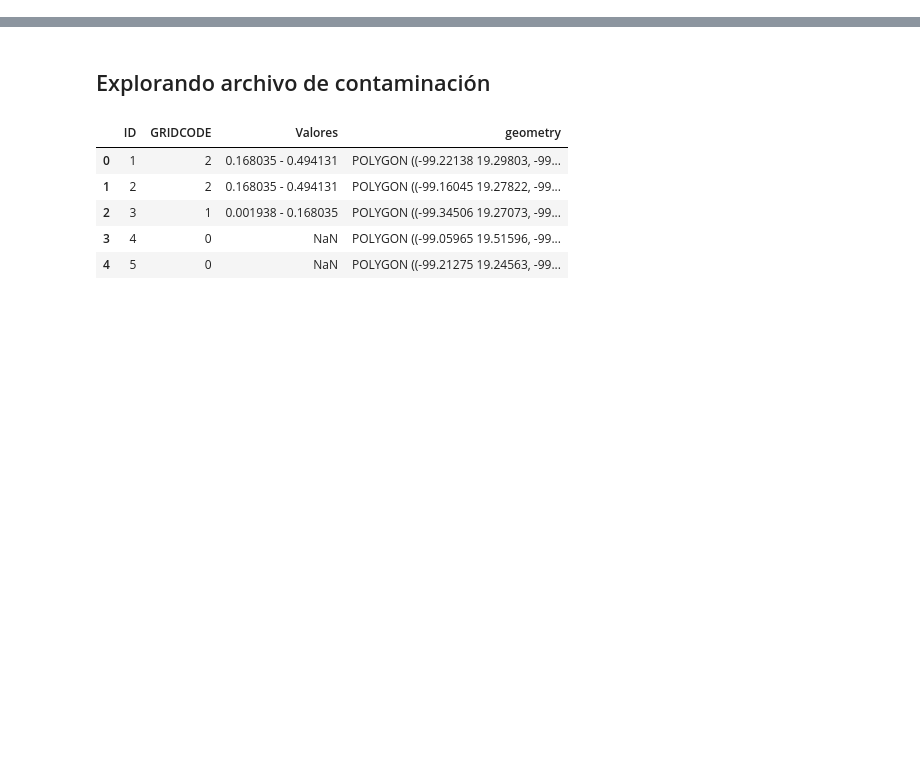
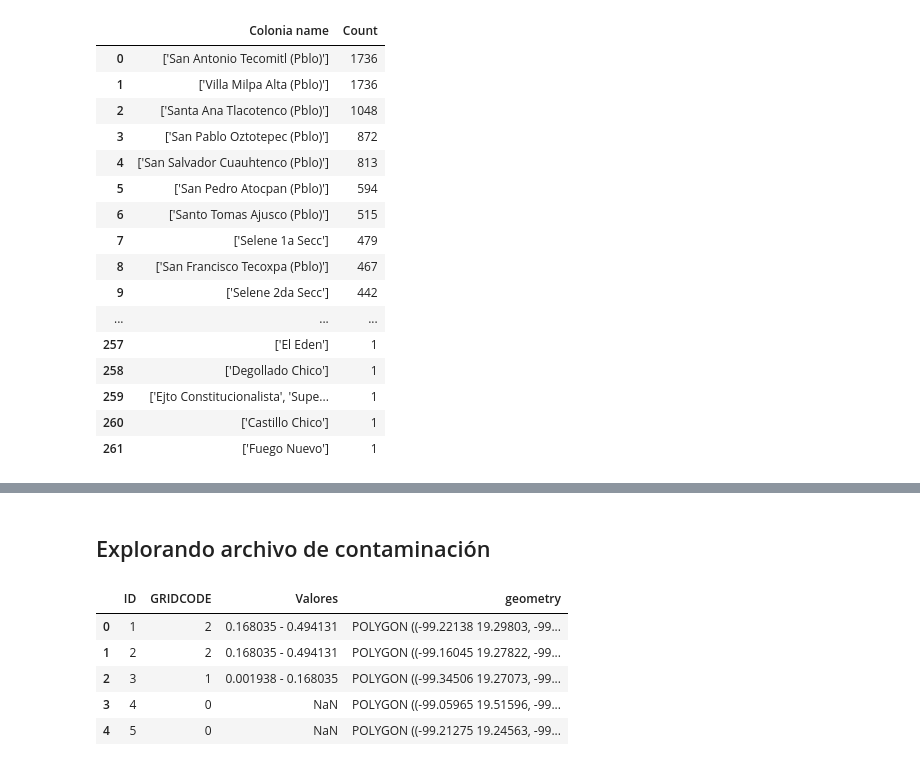
Before and after one commit to Anton-Utray/Vulnerabilidad-Hidrica-CDMX, a Jupyter notebook: Pruebas.ipynb, the cells around one changed output, grey strips where cells are left out. Cells and saved outputs as stored; diff of their text form; code cells hidden in the pictures; blank space fills up the shorter version.

```diff
--- a/Pruebas.ipynb
+++ b/Pruebas.ipynb
@@ -30,0 +89,20 @@ data
+# %%
+col_unique_counts(capt_22,'Colonia name')
+# %% [output]
+|  | Colonia name | Count |
+| 0 | ['San Antonio Tecomitl (Pblo)'] | 1736 |
+| 1 | ['Villa Milpa Alta (Pblo)'] | 1736 |
+| 2 | ['Santa Ana Tlacotenco (Pblo)'] | 1048 |
+| 3 | ['San Pablo Oztotepec (Pblo)'] | 872 |
+| 4 | ['San Salvador Cuauhtenco (Pblo)'] | 813 |
+| 5 | ['San Pedro Atocpan (Pblo)'] | 594 |
+| 6 | ['Santo Tomas Ajusco (Pblo)'] | 515 |
+| 7 | ['Selene 1a Secc'] | 479 |
+| 8 | ['San Francisco Tecoxpa (Pblo)'] | 467 |
+| 9 | ['Selene 2da Secc'] | 442 |
+| ... | ... | ... |
+| 257 | ['El Eden'] | 1 |
+| 258 | ['Degollado Chico'] | 1 |
+| 259 | ['Ejto Constitucionalista', 'Supe... | 1 |
+| 260 | ['Castillo Chico'] | 1 |
+| 261 | ['Fuego Nuevo'] | 1 |
```
Also changed, not shown: parts of 21 cells of this notebook, 10 other files.
